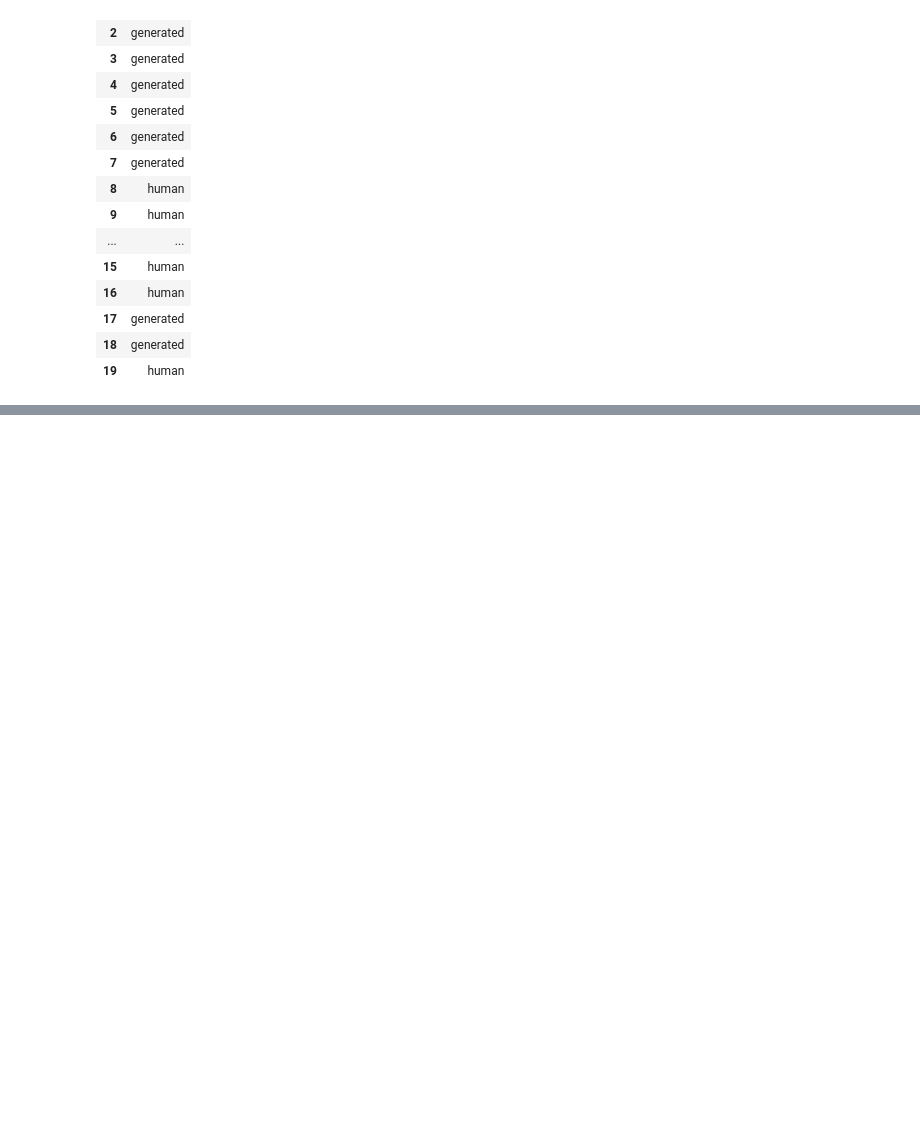
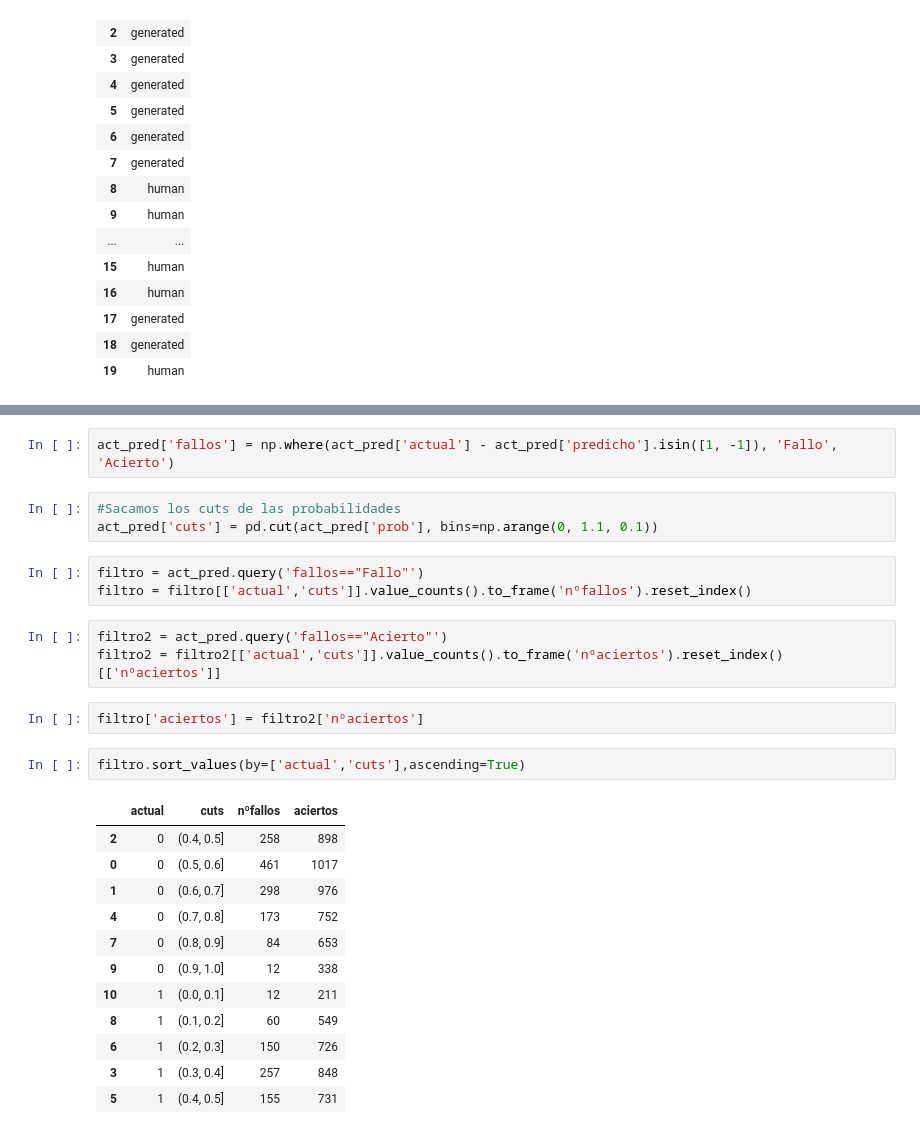
Before and after one commit to Chrmorod/TextMining, a Jupyter notebook: Code/Máster_Big_Data_Analytics_AuTexTification_baseline.ipynb, the cells around one changed output, grey strips where cells are left out. Drawn from its saved outputs; the diff is of its cells as text; blank space fills up the shorter version.

```diff
--- a/Code/Máster_Big_Data_Analytics_AuTexTification_baseline.ipynb
+++ b/Code/Máster_Big_Data_Analytics_AuTexTification_baseline.ipynb
@@ -1059,0 +1110,28 @@ df_test.to_csv('df_test.tsv',sep='\t', index=False)
+# %%
+act_pred['fallos'] = np.where(act_pred['actual'] - act_pred['predicho'].isin([1, -1]), 'Fallo', 'Acierto')
+# %%
+#Sacamos los cuts de las probabilidades
+act_pred['cuts'] = pd.cut(act_pred['prob'], bins=np.arange(0, 1.1, 0.1))
+# %%
+filtro = act_pred.query('fallos=="Fallo"')
+filtro = filtro[['actual','cuts']].value_counts().to_frame('nºfallos').reset_index()
+# %%
+filtro2 = act_pred.query('fallos=="Acierto"')
+filtro2 = filtro2[['actual','cuts']].value_counts().to_frame('nºaciertos').reset_index()[['nºaciertos']]
+# %%
+filtro['aciertos'] = filtro2['nºaciertos']
+# %%
+filtro.sort_values(by=['actual','cuts'],ascending=True)
+# %% [output]
+|  | actual | cuts | nºfallos | aciertos |
+| 2 | 0 | (0.4, 0.5] | 258 | 898 |
+| 0 | 0 | (0.5, 0.6] | 461 | 1017 |
+| 1 | 0 | (0.6, 0.7] | 298 | 976 |
+| 4 | 0 | (0.7, 0.8] | 173 | 752 |
+| 7 | 0 | (0.8, 0.9] | 84 | 653 |
+| 9 | 0 | (0.9, 1.0] | 12 | 338 |
+| 10 | 1 | (0.0, 0.1] | 12 | 211 |
+| 8 | 1 | (0.1, 0.2] | 60 | 549 |
+| 6 | 1 | (0.2, 0.3] | 150 | 726 |
+| 3 | 1 | (0.3, 0.4] | 257 | 848 |
+| 5 | 1 | (0.4, 0.5] | 155 | 731 |
```
Also changed, not shown: parts of 18 cells of this notebook.
